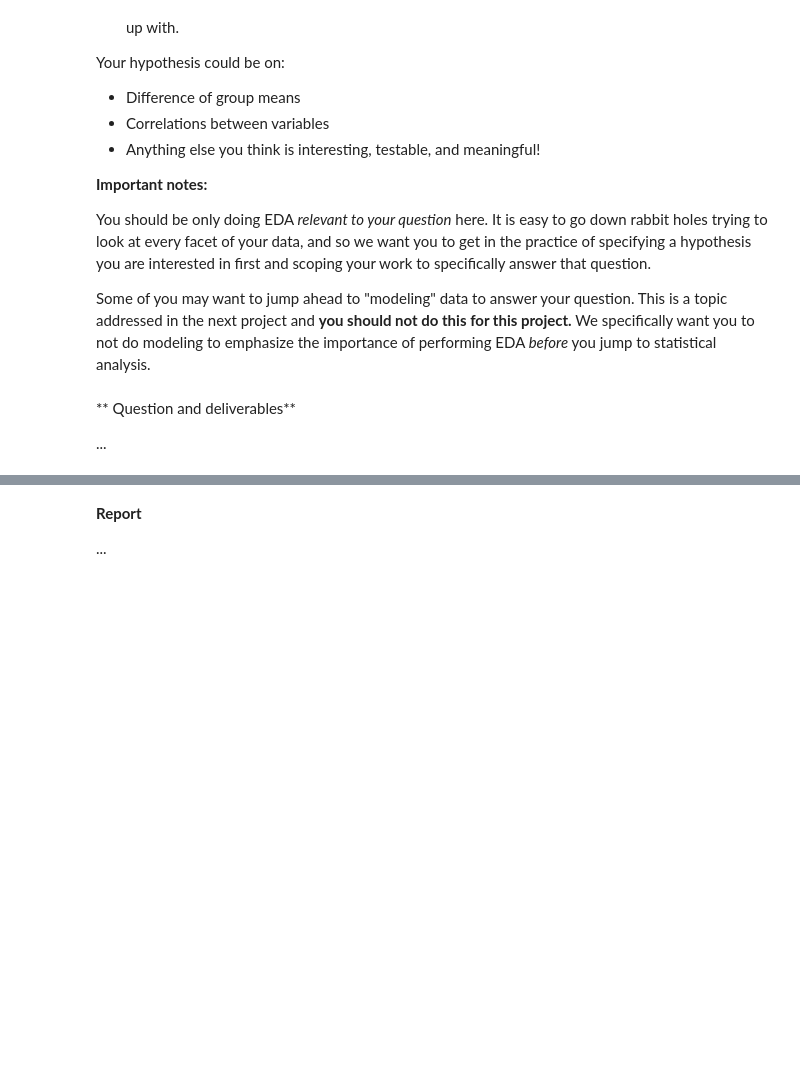
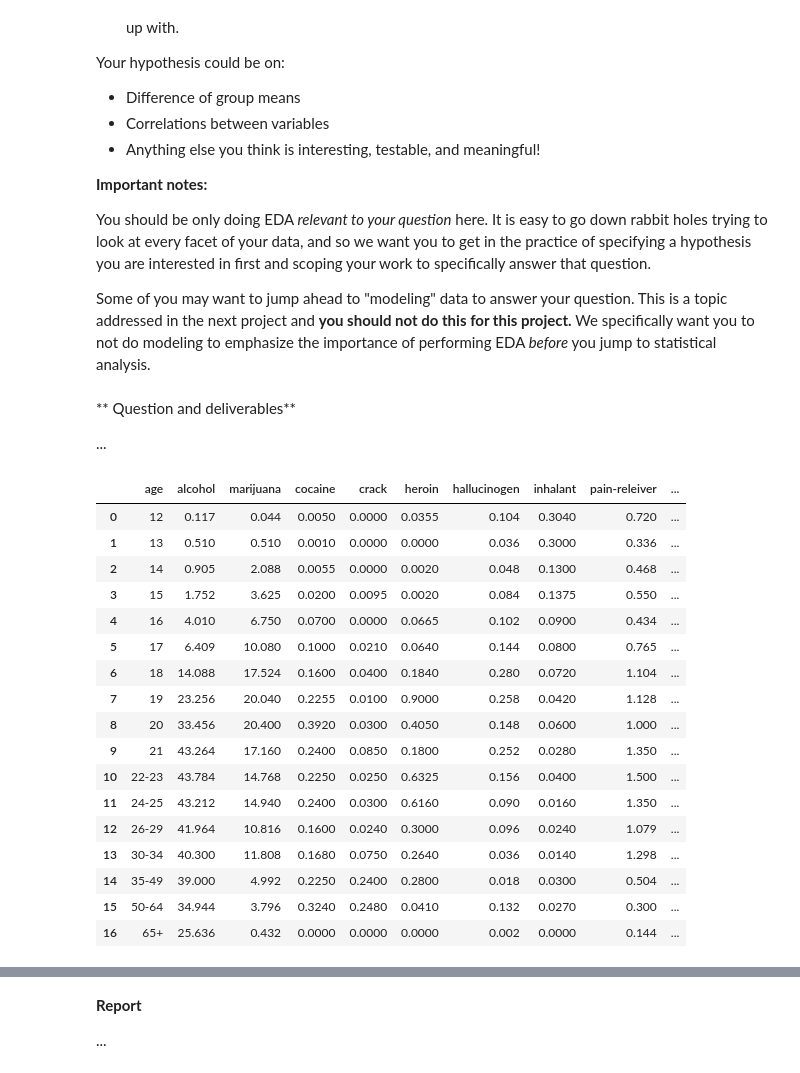
Before and after one commit to SeanWongKengMun/project2, a Jupyter notebook: project-02-v2-starter-code.ipynb, the cells around one changed output, grey strips where cells are left out. Drawn from its saved outputs; the diff is of its cells as text; code cells hidden in the pictures; blank space fills up the shorter version.

```diff
--- a/project-02-v2-starter-code.ipynb
+++ b/project-02-v2-starter-code.ipynb
@@ -614,0 +689,39 @@ Some of you may want to jump ahead to "modeling" data to answer your question. T
+# %%
+# change columns from current selection to a total_use/person = median times/person * rate/100%
+# We can use this to calculate usage rates per person between the different drugs
+# We can also plot this per age group per drug to see the usage throughout the average person's lifetime.
+
+drugs_rate = drugs.copy()[['age']]
+drugs_rate['alcohol'] = drugs['alcohol-use'] * drugs['alcohol-frequency']/100.
+drugs_rate['marijuana'] = drugs['marijuana-use'] * drugs['marijuana-frequency']/100.
+drugs_rate['cocaine'] = drugs['cocaine-use'] * drugs['cocaine-frequency']/100.
+drugs_rate['crack'] = drugs['crack-use'] * drugs['crack-frequency']/100.
+drugs_rate['heroin'] = drugs['heroin-use'] * drugs['heroin-frequency']/100.
+drugs_rate['hallucinogen'] = drugs['hallucinogen-use'] * drugs['hallucinogen-frequency']/100.
+drugs_rate['inhalant'] = drugs['inhalant-use'] * drugs['inhalant-frequency']/100.
+drugs_rate['pain-releiver'] = drugs['pain-releiver-use'] * drugs['pain-releiver-frequency']/100.
+drugs_rate['oxycontin'] = drugs['oxycontin-use'] * drugs['oxycontin-frequency']/100.
+drugs_rate['tranquilizer'] = drugs['tranquilizer-use'] * drugs['tranquilizer-frequency']/100.
+drugs_rate['stimulant'] = drugs['stimulant-use'] * drugs['stimulant-frequency']/100.
+drugs_rate['meth'] = drugs['meth-use'] * drugs['meth-frequency']/100.
+drugs_rate['sedative'] = drugs['sedative-use'] * drugs['sedative-frequency']/100.
+drugs_rate #median number of times per person
+# %% [output]
+|  | age | alcohol | marijuana | cocaine | crack | heroin | hallucinogen | inhalant | pain-releiver | ... |
+| 0 | 12 | 0.117 | 0.044 | 0.0050 | 0.0000 | 0.0355 | 0.104 | 0.3040 | 0.720 | ... |
+| 1 | 13 | 0.510 | 0.510 | 0.0010 | 0.0000 | 0.0000 | 0.036 | 0.3000 | 0.336 | ... |
+| 2 | 14 | 0.905 | 2.088 | 0.0055 | 0.0000 | 0.0020 | 0.048 | 0.1300 | 0.468 | ... |
+| 3 | 15 | 1.752 | 3.625 | 0.0200 | 0.0095 | 0.0020 | 0.084 | 0.1375 | 0.550 | ... |
+| 4 | 16 | 4.010 | 6.750 | 0.0700 | 0.0000 | 0.0665 | 0.102 | 0.0900 | 0.434 | ... |
+| 5 | 17 | 6.409 | 10.080 | 0.1000 | 0.0210 | 0.0640 | 0.144 | 0.0800 | 0.765 | ... |
+| 6 | 18 | 14.088 | 17.524 | 0.1600 | 0.0400 | 0.1840 | 0.280 | 0.0720 | 1.104 | ... |
+| 7 | 19 | 23.256 | 20.040 | 0.2255 | 0.0100 | 0.9000 | 0.258 | 0.0420 | 1.128 | ... |
+| 8 | 20 | 33.456 | 20.400 | 0.3920 | 0.0300 | 0.4050 | 0.148 | 0.0600 | 1.000 | ... |
+| 9 | 21 | 43.264 | 17.160 | 0.2400 | 0.0850 | 0.1800 | 0.252 | 0.0280 | 1.350 | ... |
+| 10 | 22-23 | 43.784 | 14.768 | 0.2250 | 0.0250 | 0.6325 | 0.156 | 0.0400 | 1.500 | ... |
+| 11 | 24-25 | 43.212 | 14.940 | 0.2400 | 0.0300 | 0.6160 | 0.090 | 0.0160 | 1.350 | ... |
+| 12 | 26-29 | 41.964 | 10.816 | 0.1600 | 0.0240 | 0.3000 | 0.096 | 0.0240 | 1.079 | ... |
+| 13 | 30-34 | 40.300 | 11.808 | 0.1680 | 0.0750 | 0.2640 | 0.036 | 0.0140 | 1.298 | ... |
+| 14 | 35-49 | 39.000 | 4.992 | 0.2250 | 0.2400 | 0.2800 | 0.018 | 0.0300 | 0.504 | ... |
+| 15 | 50-64 | 34.944 | 3.796 | 0.3240 | 0.2480 | 0.0410 | 0.132 | 0.0270 | 0.300 | ... |
+| 16 | 65+ | 25.636 | 0.432 | 0.0000 | 0.0000 | 0.0000 | 0.002 | 0.0000 | 0.144 | ... |
```
Also changed, not shown: parts of 30 cells of this notebook.
